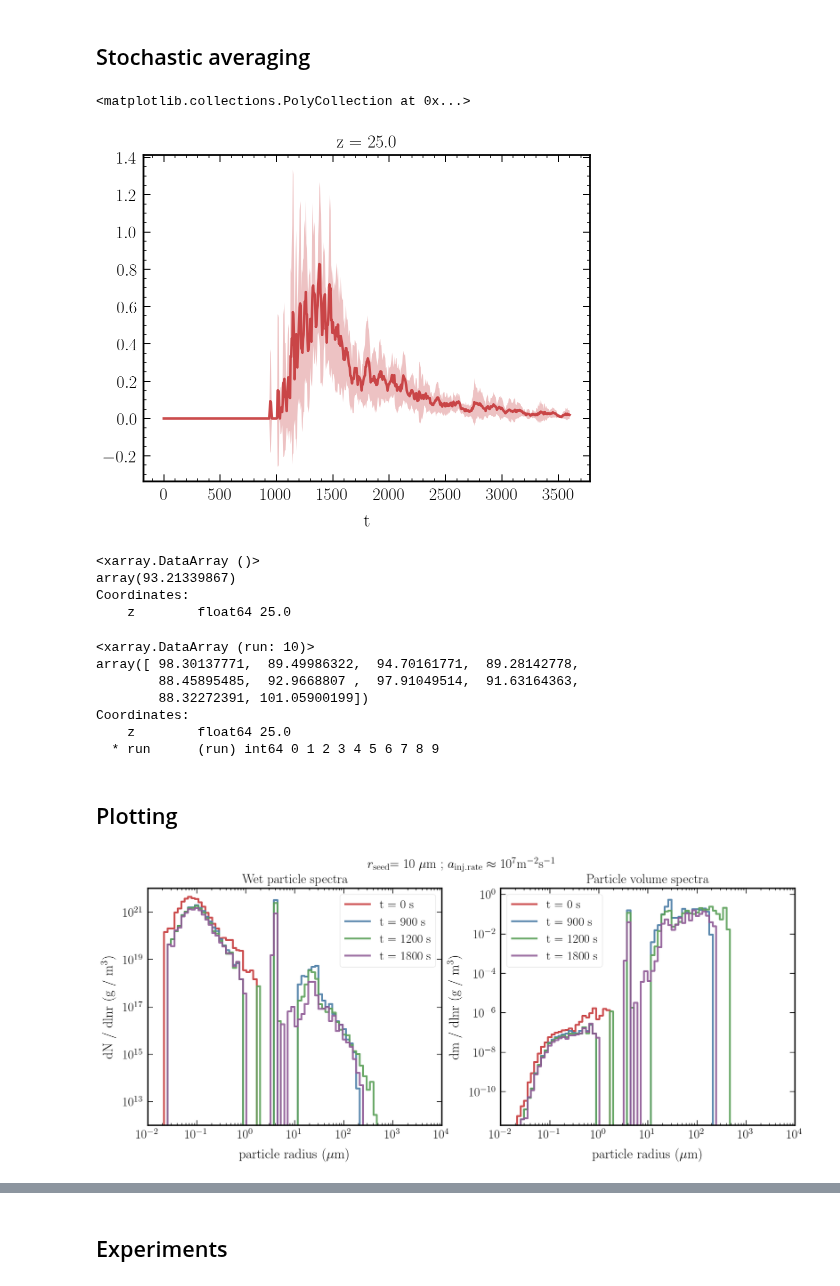
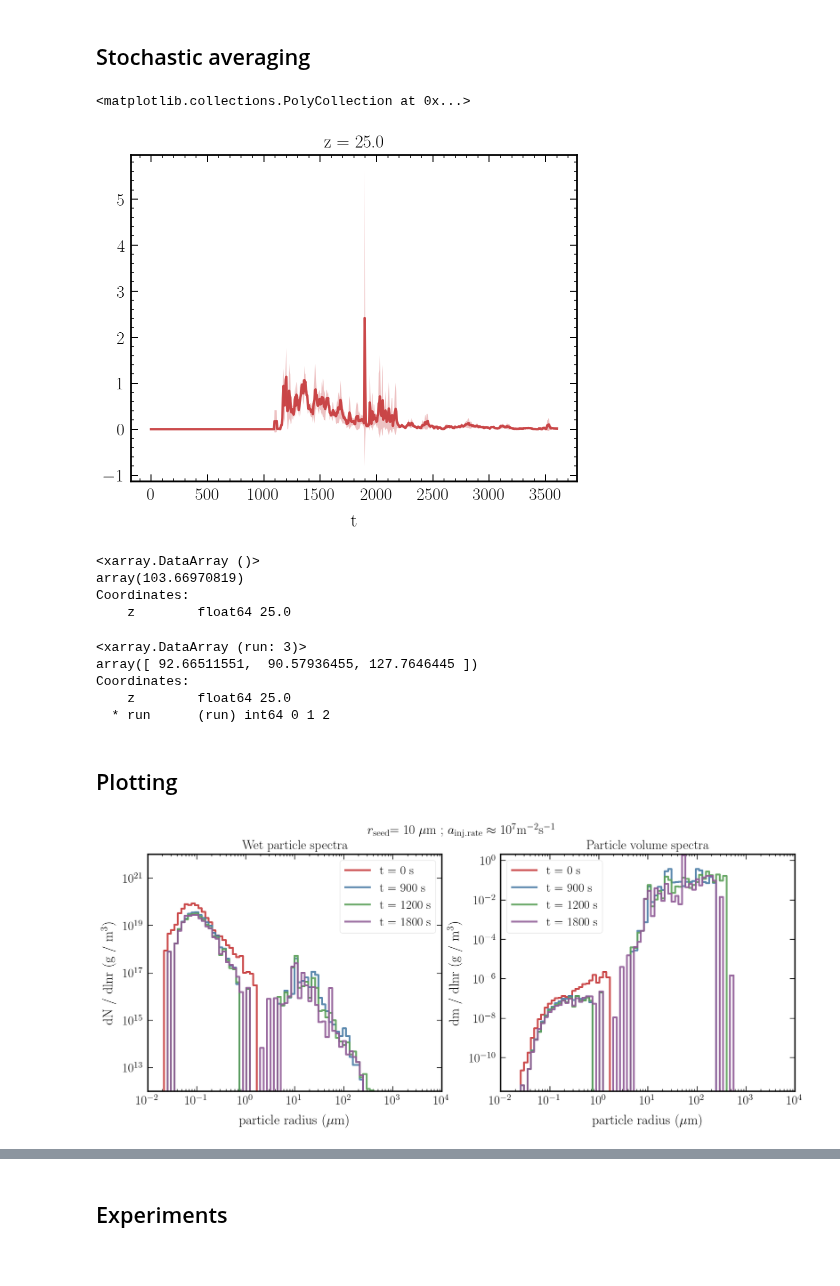
Before and after one commit to jtbuch/PySDM, a Jupyter notebook: examples/PySDM_examples/Buch_et_al_2024/plot_script_sd_update.ipynb, the cells around one changed output, grey strips where cells are left out. Drawn from its saved outputs; the diff is of its cells as text; code cells hidden in the pictures.

```diff
--- a/examples/PySDM_examples/Buch_et_al_2024/plot_script_sd_update.ipynb
+++ b/examples/PySDM_examples/Buch_et_al_2024/plot_script_sd_update.ipynb
@@ -36,11 +39,16 @@ from utils.plot_rates import plot_ax
 # %%
 common_params = {
     "t_max": 60 * si.minutes,
-    "n_sd_per_mode": (32,),
+    "n_sd_per_mode": (32, 4),
     "aerosol_modes_by_kappa": {
             .3: Lognormal(
                         norm_factor= 10 / si.cm ** 3,
                         m_mode= 1E2 * si.nm,
+                        s_geom=1.4
+                ),
+            .85: Lognormal(
+                        norm_factor= 0.1 / si.cm ** 3,
+                        m_mode= 1 * si.um,
                         s_geom=1.4
                 ),
             },
@@ -48,12 +56,11 @@ common_params = {
     "dz": 50 * si.m,
     "p0": 990 * si.hPa,
     "z_part": ((0., 1.),),
-    "n_seed_sds": 1,
-    "r_seed": 10 * si.um,
+    #"n_seed_sds": 1,
+    "r_seed": 1 * si.um,
     "kappa_seed": 0.85,
-    "m_param": 1e11,
-    "seed_z_part": (0., 1.),
-    "t_part": (0* si.minutes, 15* si.minutes),
+    "int_inj_rate": 100 / si.cm ** 3,
+    "seed_z_part": (0., 0.25),
     "save_spec_and_attr_times": [0.0, 300.0, 600.0, 900.0, 1200.0, 1800.0, 2700.0],
 }
 # %%
@@ -94,10 +101,11 @@ simulation = {}
 rain_xarr = {}
 surface_rain= {}
 
-np.random.seed(87)
-n_runs= 10
+np.random.seed(67) #87, 121
+n_runs= 3
 rho_times_w_arr= np.array([2]) * si.kg/si.m**3 * si.m/si.s
-sav_flag= False
+sav_flag= True
+sfile_name= "_n1_10_r1_0.1_nsdbkg_32_injrate_100_rsd_1_nsdseed_4_zseed_0.25_tseed_agg_60" #50_70_100_150_200_250_300
 
 for r_id in tqdm(range(n_runs)):
     for rho_times_w in (rho_times_w_arr):
@@ -109,7 +117,7 @@ for r_id in tqdm(range(n_runs)):
             precip= True
             )
         simulation[key] = Simulation(settings[key])
-        output[key]= simulation[key].stepwise_sd_update(seed_step= [50, 100, 150, 200])
+        output[key]= simulation[key].stepwise_sd_update(seed_step= [60], seeding_type= 'aggregate')
 
         rain_xarr[key]= xarray.DataArray(data= output[key].products['rain water mixing ratio'],
                             dims=["z", "t"],
@@ -124,7 +132,7 @@ for rho_times_w in (rho_times_w_arr):
     surface_rain[key]= surface_rain[key].assign_coords(run=range(n_runs))
 
 if sav_flag:
-    surface_rain[key].to_netcdf("~/Desktop/cloud_seeding/sav_files/time_dep_seeding/surface_rain_" + key + "_n1_10_r1_0.1_nsdbkg_32_rsd_1_logmsd_10_zseed_1.0_tseed_50_100_150_200.nc")
+    surface_rain[key].to_netcdf(sav_file_path + 'surface_rain_' + key + sfile_name + ".nc")
 # %%
 fig, ax= plt.subplots(1, 1, figsize=(8, 6))
 surface_rain[key].sel(z= 25).mean(dim= "run").plot(ax= ax)
@@ -132,49 +140,47 @@ ax.fill_between(surface_rain[key].t, surface_rain[key].sel(z= 25).mean(dim= "run
                                         surface_rain[key].sel(z= 25).mean(dim= "run") - surface_rain[key].sel(z= 25).std(dim= "run"), alpha= 0.3)
 # %% [output]
 <matplotlib.collections.PolyCollection at 0x...>
-[figure, old version]
+[figure, new version]
 # %%
 surface_rain[key].sel(z= 25).sum(dim= "t").mean(dim= "run")
 # %% [output]
 <xarray.DataArray ()>
-array(93.21339867)
+array(103.66970819)
 Coordinates:
     z        float64 25.0
 # %%
 surface_rain[key].sel(z= 25).sum(dim= "t")
 # %% [output]
-<xarray.DataArray (run: 10)>
-array([ 98.30137771,  89.49986322,  94.70161771,  89.28142778,
-        88.45895485,  92.9668807 ,  97.91049514,  91.63164363,
-        88.32272391, 101.05900199])
+<xarray.DataArray (run: 3)>
+array([ 92.66511551,  90.57936455, 127.7646445 ])
 Coordinates:
     z        float64 25.0
-  * run      (run) int64 0 1 2 3 4 5 6 7 8 9
+  * run      (run) int64 0 1 2
 # %% [markdown]
 ## Plotting
 # %%
 fig, ax= fig_ax(nrows= 1, ncols= 2)
-plot_spectra(ax[0], stgs= settings, oupt= output, key_arg= f"rhow={rho_times_w}_run={0}", plt_arg= 'wet spectrum', t_sel= 0.0)
-plot_spectra(ax[0], stgs= settings, oupt= output, key_arg= f"rhow={rho_times_w}_run={0}", plt_arg= 'wet spectrum', t_sel= 900.0)
-plot_spectra(ax[0], stgs= settings, oupt= output, key_arg= f"rhow={rho_times_w}_run={0}", plt_arg= 'wet spectrum', t_sel= 1200.0)
-plot_spectra(ax[0], stgs= settings, oupt= output, key_arg= f"rhow={rho_times_w}_run={0}", plt_arg= 'wet spectrum', t_sel= 1800.0)
+plot_spectra(ax[0], stgs= settings, oupt= output, key_arg= f"rhow={rho_times_w}_run={2}", plt_arg= 'wet spectrum', t_sel= 0.0)
+plot_spectra(ax[0], stgs= settings, oupt= output, key_arg= f"rhow={rho_times_w}_run={2}", plt_arg= 'wet spectrum', t_sel= 900.0)
+plot_spectra(ax[0], stgs= settings, oupt= output, key_arg= f"rhow={rho_times_w}_run={2}", plt_arg= 'wet spectrum', t_sel= 1200.0)
+plot_spectra(ax[0], stgs= settings, oupt= output, key_arg= f"rhow={rho_times_w}_run={2}", plt_arg= 'wet spectrum', t_sel= 1800.0)
 ax[0].set_yscale('log');
 ax[0].set_ylim([1e12, 1e22]);
 ax[0].legend(frameon= True);
 ax[0].set_title(r'Wet particle spectra');
 
-plot_spectra(ax[1], stgs= settings, oupt= output, key_arg= f"rhow={rho_times_w}_run={0}", plt_arg= 'dvdlnr', t_sel= 0.0)
-plot_spectra(ax[1], stgs= settings, oupt= output, key_arg= f"rhow={rho_times_w}_run={0}", plt_arg= 'dvdlnr', t_sel= 900.0)
-plot_spectra(ax[1], stgs= settings, oupt= output, key_arg= f"rhow={rho_times_w}_run={0}", plt_arg= 'dvdlnr', t_sel= 1200.0)
-plot_spectra(ax[1], stgs= settings, oupt= output, key_arg= f"rhow={rho_times_w}_run={0}", plt_arg= 'dvdlnr', t_sel= 1800.0)
+plot_spectra(ax[1], stgs= settings, oupt= output, key_arg= f"rhow={rho_times_w}_run={2}", plt_arg= 'dvdlnr', t_sel= 0.0)
+plot_spectra(ax[1], stgs= settings, oupt= output, key_arg= f"rhow={rho_times_w}_run={2}", plt_arg= 'dvdlnr', t_sel= 900.0)
+plot_spectra(ax[1], stgs= settings, oupt= output, key_arg= f"rhow={rho_times_w}_run={2}", plt_arg= 'dvdlnr', t_sel= 1200.0)
+plot_spectra(ax[1], stgs= settings, oupt= output, key_arg= f"rhow={rho_times_w}_run={2}", plt_arg= 'dvdlnr', t_sel= 1800.0)
 ax[1].set_yscale('log');
 ax[1].set_ylim([2e-12, 2]);
 ax[1].legend(frameon= True);
 ax[1].set_title(r'Particle volume spectra');
 fig.suptitle(r'$r_{\rm seed}$= 10 $\mu {\rm m}$ ; $a_{\rm inj. rate} \approx 10^7 {\rm} {\rm m}^{-2} {\rm s}^{-1}$', fontsize= 18);
-#plt.savefig('/Users/hyfives-lamont/Desktop/cloud_seeding/plots/time_dependent_seeding/spectra_plot_seeding_rsd_10_logmsd_11_zseed_1.0_tseed_50_100_150_200.pdf', bbox_inches='tight', dpi= 300);
+plt.savefig(sav_plt_path + 'spectra_plot_seeding' + sfile_name + '.pdf', bbox_inches='tight', dpi= 300);
 # %% [output]
-[figure, old version]
+[figure, new version]
 # %%
 fig, axes = fig_ax()
 plot_ax(axes, output= output[f"rhow={rho_times_w}_run={0}"].products, **contour_args, **kwargs['coal_rate'])
```
Also changed, not shown: parts of 5 cells of this notebook, 3 other files.
